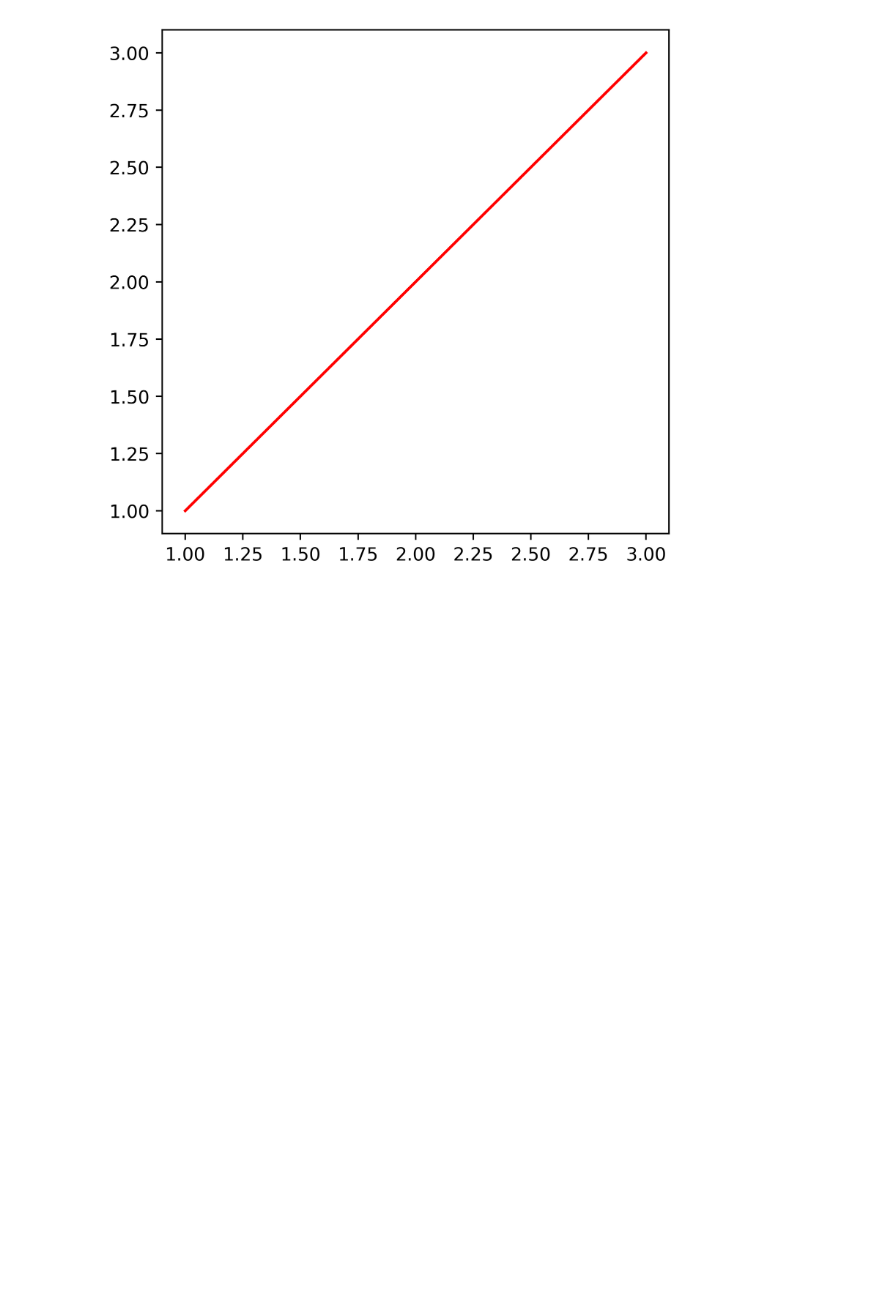
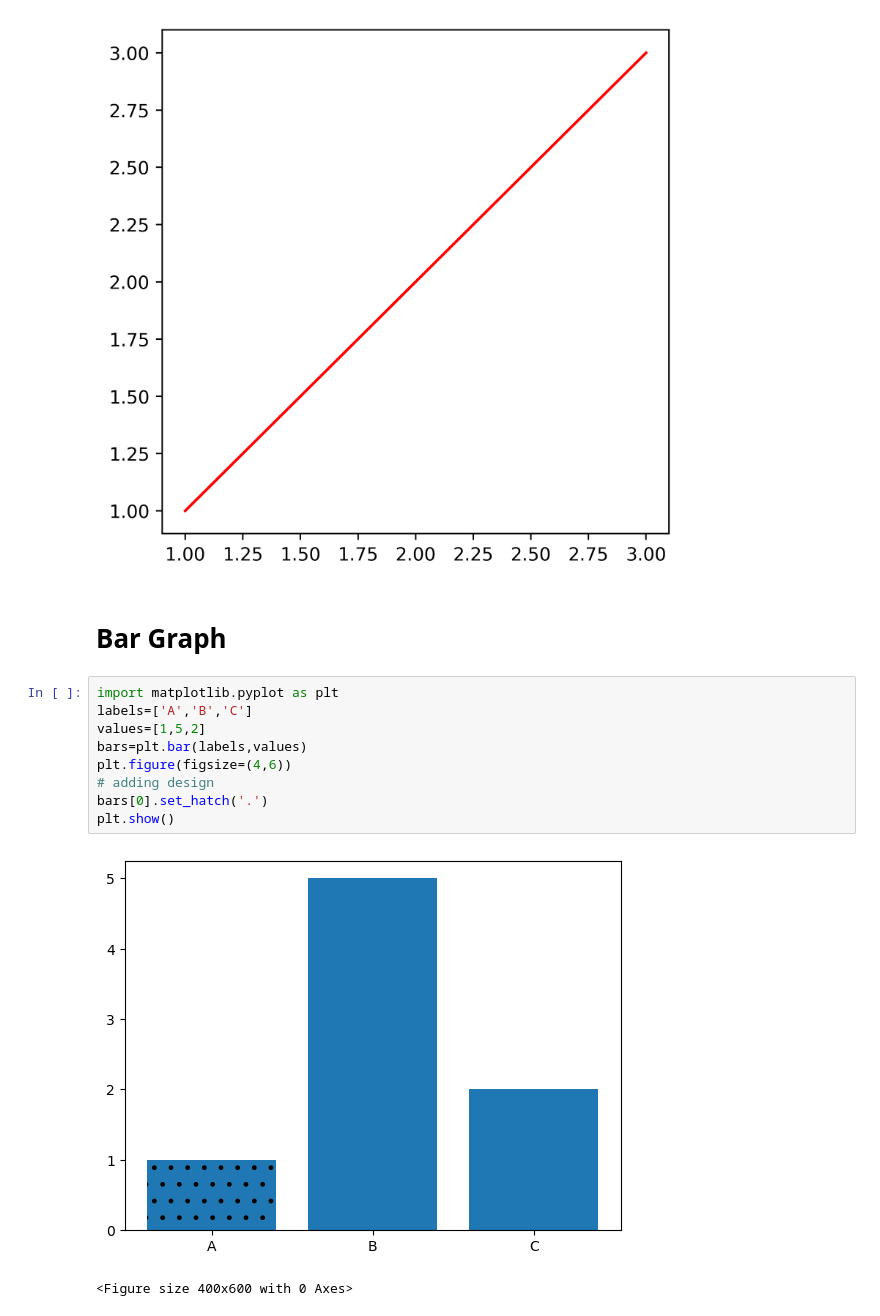
Before and after one commit to Koustavjr/PythonForML, a Jupyter notebook: 17-matplotlib/notes.ipynb, the cells around one changed output. Cells and saved outputs as stored; diff of their text form; blank space fills up the shorter version.

Commit message:
matplotlib basics

```diff
--- a/17-matplotlib/notes.ipynb
+++ b/17-matplotlib/notes.ipynb
@@ -57,3 +59,17 @@ plt.savefig("mygraph.png",dpi=300)
 plt.show()
 # %% [output]
 [figure]
+# %% [markdown]
+# Bar Graph
+# %%
+import matplotlib.pyplot as plt
+labels=['A','B','C']
+values=[1,5,2]
+bars=plt.bar(labels,values)
+plt.figure(figsize=(4,6))
+# adding design
+bars[0].set_hatch('.')
+plt.show()
+# %% [output]
+[figure, added]
+<Figure size 400x600 with 0 Axes>
```
Also changed, not shown: parts of 13 cells of this notebook, 3 other files.
